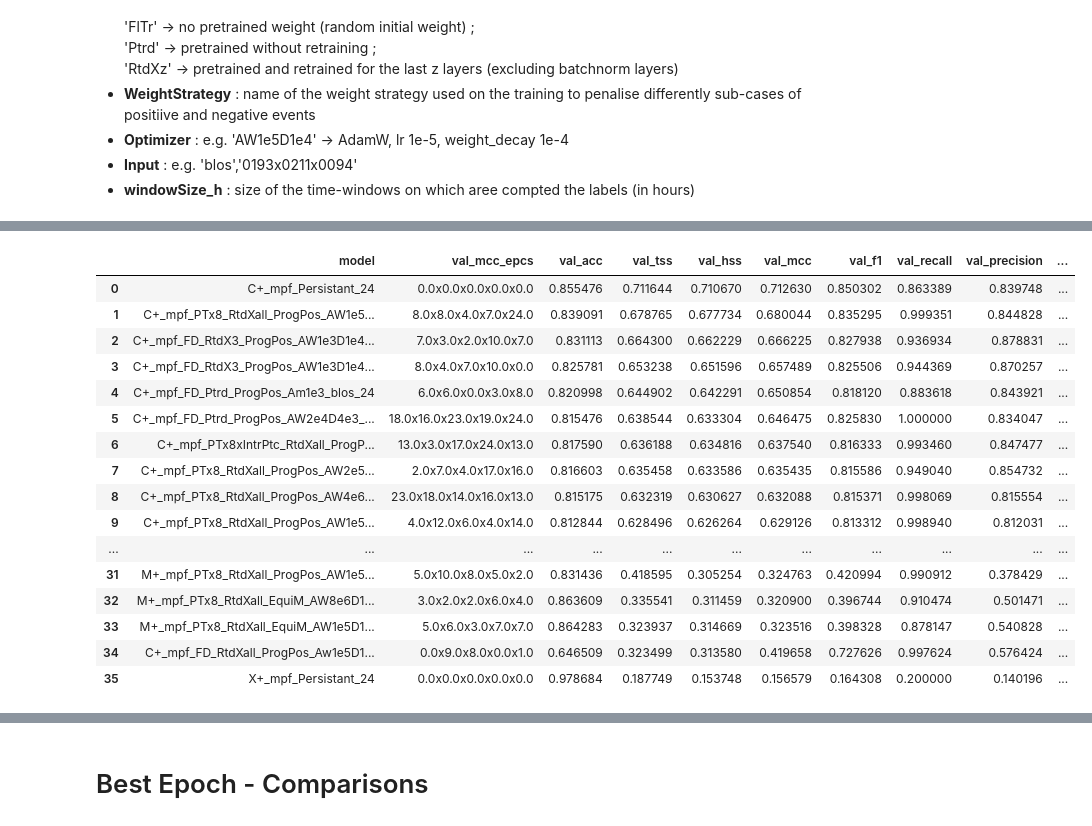
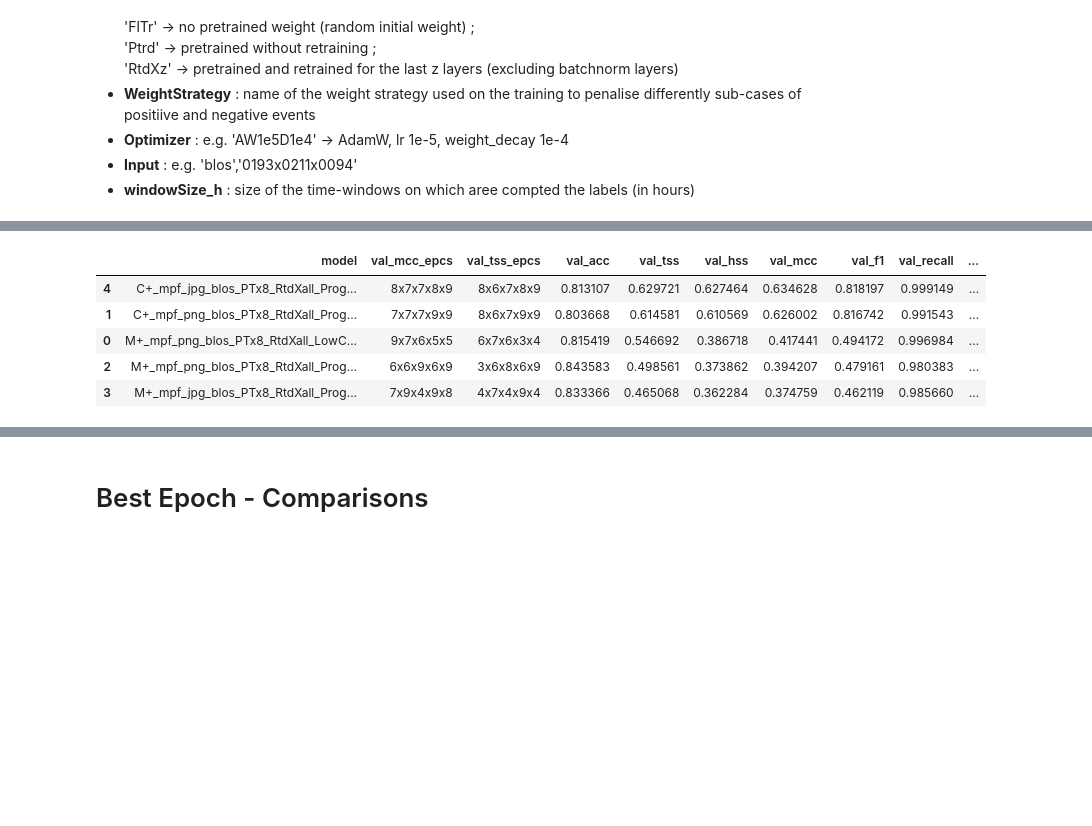
Before and after one commit to gfrancisco20/flare_limits_pcnn, a Jupyter notebook: 2_Model_Selection.ipynb, the cells around one changed output, grey strips where cells are left out. Cells and saved outputs as stored; diff of their text form; code cells hidden in the pictures; blank space fills up the shorter version.

```diff
--- a/2_Model_Selection.ipynb
+++ b/2_Model_Selection.ipynb
@@ -58,7 +58,9 @@ from ipywidgets import interact
 # %% [markdown]
 # Setup
 # %%
-FOLDER = PATH_RES/'Results_Paper_PCNN' #'Classification_02_24h_SC25_Paper_CV5_CV05_2023_11_06__0'
+FOLDER = PATH_RES/'Classification_PCNN_Limits_Paper_2024_03_21__0' #'Results_Paper_PCNN' #'Classification_02_24h_SC25_Paper_CV5_CV05_2023_11_06__0'
+# FOLDER = PATH_RES/'Results_Paper_PCNN' #'Results_Paper_PCNN' #'Classification_02_24h_SC25_Paper_CV5_CV05_2023_11_06__0'
+
 
 sortingMtc = 'val_tss'
 
@@ -175,21 +166,10 @@ display(best[['model']+viz_metrics])#[:10]
 # %%
 if bestCVCrossEpoch is not None:
-  display(bestCVCrossEpoch[['model','val_mcc_epcs']+viz_metrics])#[:10])
+  display(bestCVCrossEpoch[['model','val_mcc_epcs','val_tss_epcs']+viz_metrics])#[:10])
 # %% [output]
-|  | model | val_mcc_epcs | val_acc | val_tss | val_hss | val_mcc | val_f1 | val_recall | val_precision | ... |
-| 0 | C+_mpf_Persistant_24 | 0.0x0.0x0.0x0.0x0.0 | 0.855476 | 0.711644 | 0.710670 | 0.712630 | 0.850302 | 0.863389 | 0.839748 | ... |
-| 1 | C+_mpf_PTx8_RtdXall_ProgPos_AW1e5... | 8.0x8.0x4.0x7.0x24.0 | 0.839091 | 0.678765 | 0.677734 | 0.680044 | 0.835295 | 0.999351 | 0.844828 | ... |
-| 2 | C+_mpf_FD_RtdX3_ProgPos_AW1e3D1e4... | 7.0x3.0x2.0x10.0x7.0 | 0.831113 | 0.664300 | 0.662229 | 0.666225 | 0.827938 | 0.936934 | 0.878831 | ... |
-| 3 | C+_mpf_FD_RtdX3_ProgPos_AW1e3D1e4... | 8.0x4.0x7.0x10.0x0.0 | 0.825781 | 0.653238 | 0.651596 | 0.657489 | 0.825506 | 0.944369 | 0.870257 | ... |
-| 4 | C+_mpf_FD_Ptrd_ProgPos_Am1e3_blos_24 | 6.0x6.0x0.0x3.0x8.0 | 0.820998 | 0.644902 | 0.642291 | 0.650854 | 0.818120 | 0.883618 | 0.843921 | ... |
-| 5 | C+_mpf_FD_Ptrd_ProgPos_AW2e4D4e3_... | 18.0x16.0x23.0x19.0x24.0 | 0.815476 | 0.638544 | 0.633304 | 0.646475 | 0.825830 | 1.000000 | 0.834047 | ... |
-| 6 | C+_mpf_PTx8xIntrPtc_RtdXall_ProgP... | 13.0x3.0x17.0x24.0x13.0 | 0.817590 | 0.636188 | 0.634816 | 0.637540 | 0.816333 | 0.993460 | 0.847477 | ... |
-| 7 | C+_mpf_PTx8_RtdXall_ProgPos_AW2e5... | 2.0x7.0x4.0x17.0x16.0 | 0.816603 | 0.635458 | 0.633586 | 0.635435 | 0.815586 | 0.949040 | 0.854732 | ... |
-| 8 | C+_mpf_PTx8_RtdXall_ProgPos_AW4e6... | 23.0x18.0x14.0x16.0x13.0 | 0.815175 | 0.632319 | 0.630627 | 0.632088 | 0.815371 | 0.998069 | 0.815554 | ... |
-| 9 | C+_mpf_PTx8_RtdXall_ProgPos_AW1e5... | 4.0x12.0x6.0x4.0x14.0 | 0.812844 | 0.628496 | 0.626264 | 0.629126 | 0.813312 | 0.998940 | 0.812031 | ... |
-| ... | ... | ... | ... | ... | ... | ... | ... | ... | ... | ... |
-| 31 | M+_mpf_PTx8_RtdXall_ProgPos_AW1e5... | 5.0x10.0x8.0x5.0x2.0 | 0.831436 | 0.418595 | 0.305254 | 0.324763 | 0.420994 | 0.990912 | 0.378429 | ... |
-| 32 | M+_mpf_PTx8_RtdXall_EquiM_AW8e6D1... | 3.0x2.0x2.0x6.0x4.0 | 0.863609 | 0.335541 | 0.311459 | 0.320900 | 0.396744 | 0.910474 | 0.501471 | ... |
-| 33 | M+_mpf_PTx8_RtdXall_EquiM_AW1e5D1... | 5.0x6.0x3.0x7.0x7.0 | 0.864283 | 0.323937 | 0.314669 | 0.323516 | 0.398328 | 0.878147 | 0.540828 | ... |
-| 34 | C+_mpf_FD_RtdXall_ProgPos_Aw1e5D1... | 0.0x9.0x8.0x0.0x1.0 | 0.646509 | 0.323499 | 0.313580 | 0.419658 | 0.727626 | 0.997624 | 0.576424 | ... |
-| 35 | X+_mpf_Persistant_24 | 0.0x0.0x0.0x0.0x0.0 | 0.978684 | 0.187749 | 0.153748 | 0.156579 | 0.164308 | 0.200000 | 0.140196 | ... |
+|  | model | val_mcc_epcs | val_tss_epcs | val_acc | val_tss | val_hss | val_mcc | val_f1 | val_recall | ... |
+| 4 | C+_mpf_jpg_blos_PTx8_RtdXall_Prog... | 8x7x7x8x9 | 8x6x7x8x9 | 0.813107 | 0.629721 | 0.627464 | 0.634628 | 0.818197 | 0.999149 | ... |
+| 1 | C+_mpf_png_blos_PTx8_RtdXall_Prog... | 7x7x7x9x9 | 8x6x7x9x9 | 0.803668 | 0.614581 | 0.610569 | 0.626002 | 0.816742 | 0.991543 | ... |
+| 0 | M+_mpf_png_blos_PTx8_RtdXall_LowC... | 9x7x6x5x5 | 6x7x6x3x4 | 0.815419 | 0.546692 | 0.386718 | 0.417441 | 0.494172 | 0.996984 | ... |
+| 2 | M+_mpf_png_blos_PTx8_RtdXall_Prog... | 6x6x9x6x9 | 3x6x8x6x9 | 0.843583 | 0.498561 | 0.373862 | 0.394207 | 0.479161 | 0.980383 | ... |
+| 3 | M+_mpf_jpg_blos_PTx8_RtdXall_Prog... | 7x9x4x9x8 | 4x7x4x9x4 | 0.833366 | 0.465068 | 0.362284 | 0.374759 | 0.462119 | 0.985660 | ... |
```
Also changed, not shown: parts of 3 cells of this notebook, 2 other files.
